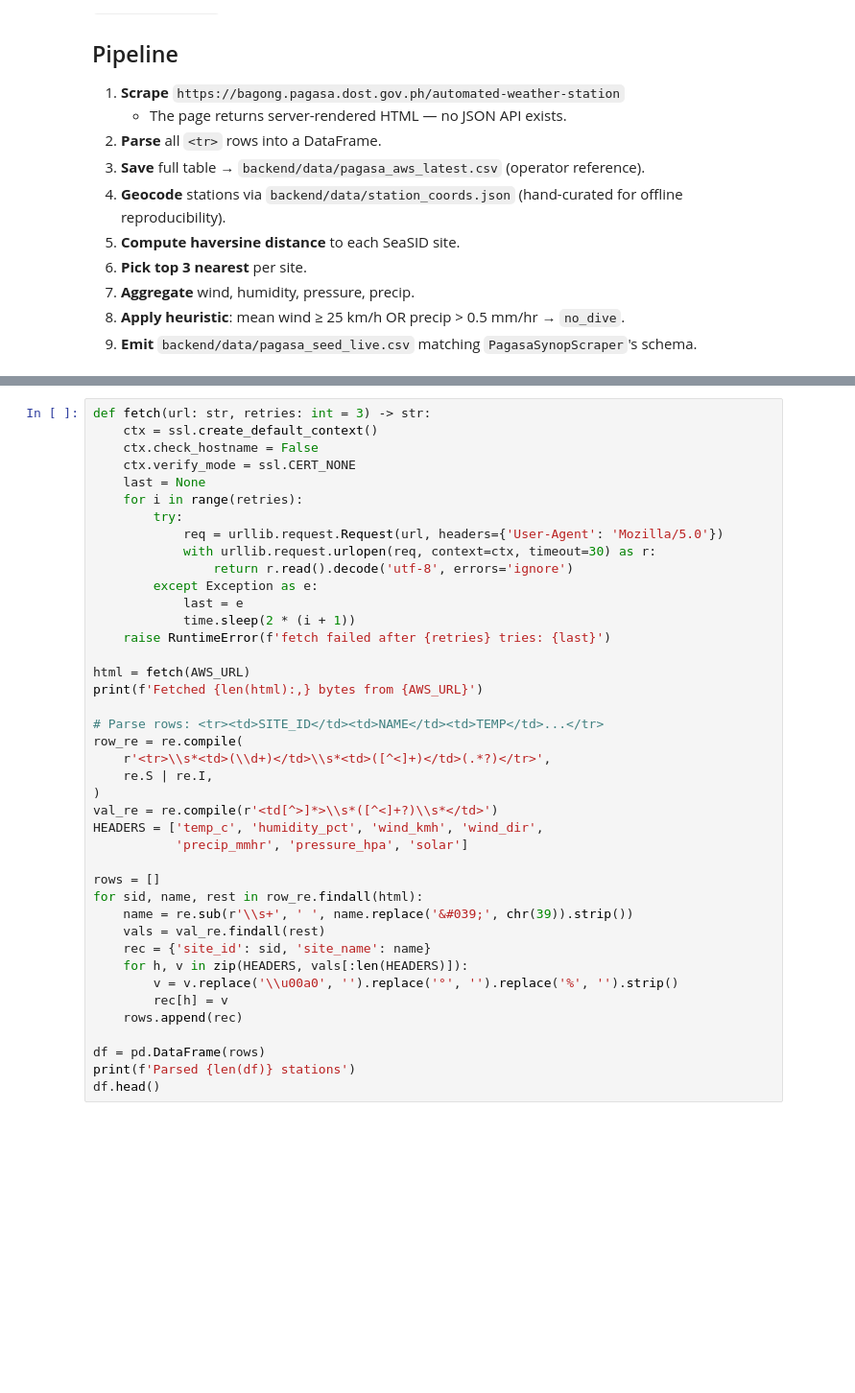
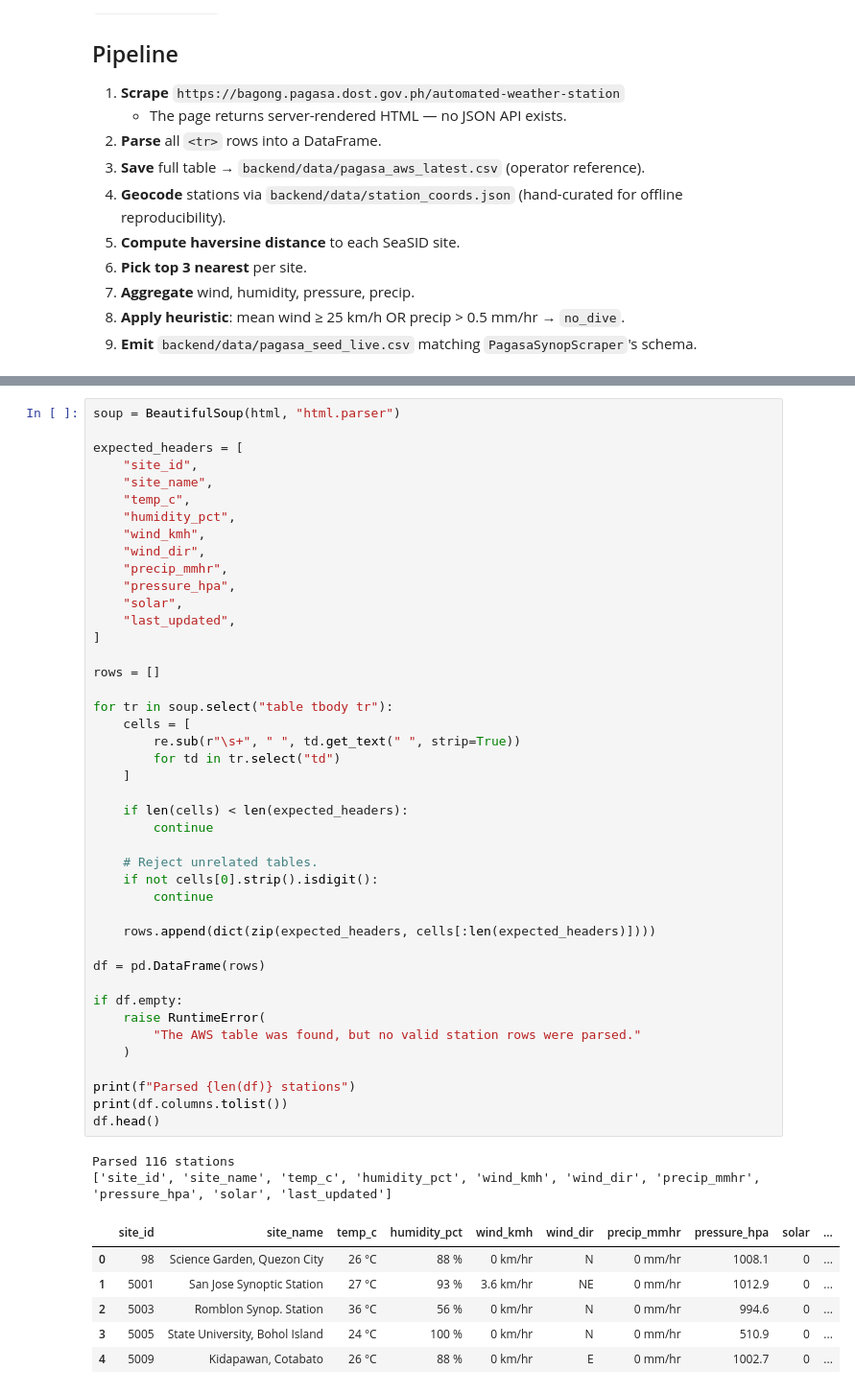
Before and after one commit to rafael-fu2025/SeaSID, a Jupyter notebook: backend/data/pagasawebscrape.ipynb, the cells around one changed output, grey strips where cells are left out. Shown at 96% size. Drawn from its saved outputs; the diff is of its cells as text; blank space fills up the shorter version.

```diff
--- a/backend/data/pagasawebscrape.ipynb
+++ b/backend/data/pagasawebscrape.ipynb
@@ -41,42 +44,53 @@ print('Setup OK. Notebook will write to:', DATA_DIR)
 # %%
-def fetch(url: str, retries: int = 3) -> str:
-    ctx = ssl.create_default_context()
-    ctx.check_hostname = False
-    ctx.verify_mode = ssl.CERT_NONE
-    last = None
-    for i in range(retries):
-        try:
-            req = urllib.request.Request(url, headers={'User-Agent': 'Mozilla/5.0'})
-            with urllib.request.urlopen(req, context=ctx, timeout=30) as r:
-                return r.read().decode('utf-8', errors='ignore')
-        except Exception as e:
-            last = e
-            time.sleep(2 * (i + 1))
-    raise RuntimeError(f'fetch failed after {retries} tries: {last}')
+soup = BeautifulSoup(html, "html.parser")
 
-html = fetch(AWS_URL)
-print(f'Fetched {len(html):,} bytes from {AWS_URL}')
-
-# Parse rows: <tr><td>SITE_ID</td><td>NAME</td><td>TEMP</td>...</tr>
-row_re = re.compile(
-    r'<tr>\\s*<td>(\\d+)</td>\\s*<td>([^<]+)</td>(.*?)</tr>',
-    re.S | re.I,
-)
-val_re = re.compile(r'<td[^>]*>\\s*([^<]+?)\\s*</td>')
-HEADERS = ['temp_c', 'humidity_pct', 'wind_kmh', 'wind_dir',
-           'precip_mmhr', 'pressure_hpa', 'solar']
+expected_headers = [
+    "site_id",
+    "site_name",
+    "temp_c",
+    "humidity_pct",
+    "wind_kmh",
+    "wind_dir",
+    "precip_mmhr",
+    "pressure_hpa",
+    "solar",
+    "last_updated",
+]
 
 rows = []
-for sid, name, rest in row_re.findall(html):
-    name = re.sub(r'\\s+', ' ', name.replace('&#039;', chr(39)).strip())
-    vals = val_re.findall(rest)
-    rec = {'site_id': sid, 'site_name': name}
-    for h, v in zip(HEADERS, vals[:len(HEADERS)]):
-        v = v.replace('\\u00a0', '').replace('°', '').replace('%', '').strip()
-        rec[h] = v
-    rows.append(rec)
+
+for tr in soup.select("table tbody tr"):
+    cells = [
+        re.sub(r"\s+", " ", td.get_text(" ", strip=True))
+        for td in tr.select("td")
+    ]
+
+    if len(cells) < len(expected_headers):
+        continue
+
+    # Reject unrelated tables.
+    if not cells[0].strip().isdigit():
+        continue
+
+    rows.append(dict(zip(expected_headers, cells[:len(expected_headers)])))
 
 df = pd.DataFrame(rows)
-print(f'Parsed {len(df)} stations')
+
+if df.empty:
+    raise RuntimeError(
+        "The AWS table was found, but no valid station rows were parsed."
+    )
+
+print(f"Parsed {len(df)} stations")
+print(df.columns.tolist())
 df.head()
+# %% [output]
+Parsed 116 stations
+['site_id', 'site_name', 'temp_c', 'humidity_pct', 'wind_kmh', 'wind_dir', 'precip_mmhr', 'pressure_hpa', 'solar', 'last_updated']
+|  | site_id | site_name | temp_c | humidity_pct | wind_kmh | wind_dir | precip_mmhr | pressure_hpa | solar | ... |
+| 0 | 98 | Science Garden, Quezon City | 26 °C | 88 % | 0 km/hr | N | 0 mm/hr | 1008.1 | 0 | ... |
+| 1 | 5001 | San Jose Synoptic Station | 27 °C | 93 % | 3.6 km/hr | NE | 0 mm/hr | 1012.9 | 0 | ... |
+| 2 | 5003 | Romblon Synop. Station | 36 °C | 56 % | 0 km/hr | N | 0 mm/hr | 994.6 | 0 | ... |
+| 3 | 5005 | State University, Bohol Island | 24 °C | 100 % | 0 km/hr | N | 0 mm/hr | 510.9 | 0 | ... |
+| 4 | 5009 | Kidapawan, Cotabato | 26 °C | 88 % | 0 km/hr | E | 0 mm/hr | 1002.7 | 0 | ... |
 # %%
```
Also changed, not shown: parts of 9 cells of this notebook, 1 other file.
